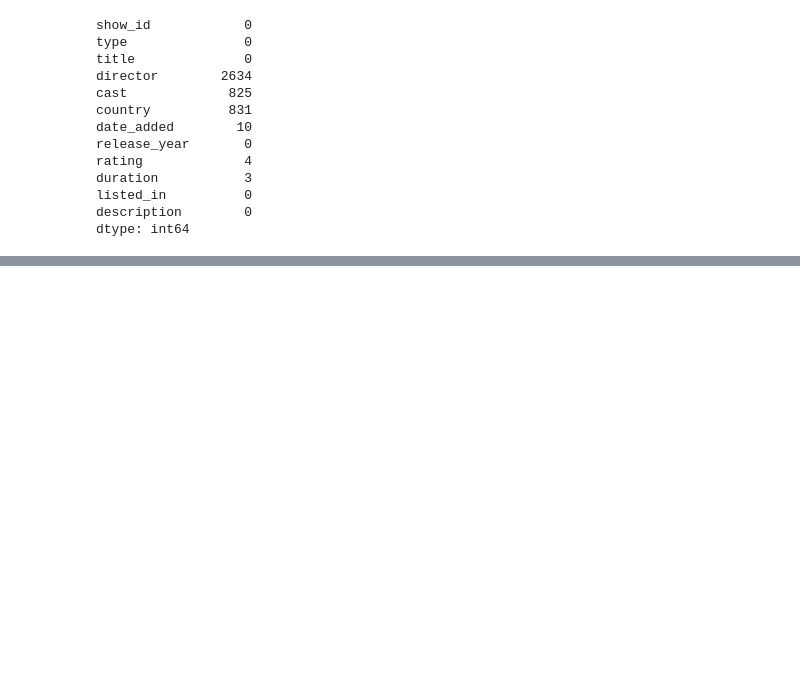
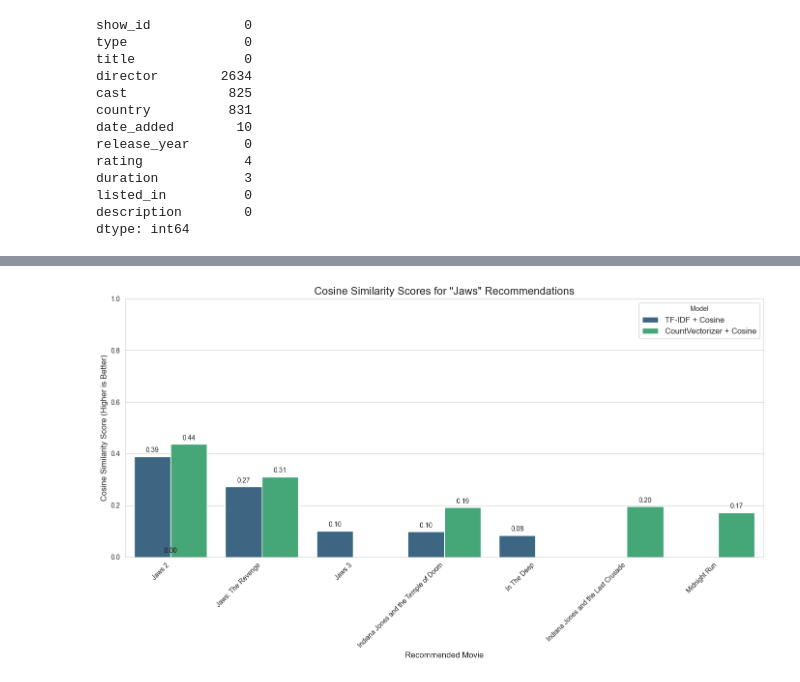
Before and after one commit to nickpucci-ops/MovieTVShowRecommendor, a Jupyter notebook: data_analysis.ipynb, the cells around one changed output, grey strips where cells are left out. Cells and saved outputs as stored; diff of their text form; code cells hidden in the pictures; blank space fills up the shorter version.

```diff
--- a/data_analysis.ipynb
+++ b/data_analysis.ipynb
@@ -408 +209,82 @@ def calculate_genre_consistency(model_name, cosine_sim_matrix, sample_size=50):
         return 0.0
+# %%
+def plot_recommendation_scores(tfidf_recs, countvect_recs, euclidean_recs, movie_title):
+    """
+    Generates and saves bar charts to visualize and compare the scores
+    of the top recommendations from the three different models.
+    """
+
+    # --- PLOT 1: Cosine Similarity Comparison (TF-IDF vs. CountVectorizer) ---
+
+    # Add a 'Model' column to each dataframe to identify the source
+    tfidf_recs['Model'] = 'TF-IDF + Cosine'
+    countvect_recs['Model'] = 'CountVectorizer + Cosine'
+
+    # Combine the two dataframes for easy plotting
+    combined_cosine_recs = pd.concat([tfidf_recs, countvect_recs])
+
+    plt.figure(figsize=(14, 8))
+    sns.set_style("whitegrid")
+
+    # Create a grouped bar plot
+    barplot_cosine = sns.barplot(x='Title', y='Similarity Score', hue='Model', data=combined_cosine_recs, palette='viridis')
+
+    plt.title(f'Cosine Similarity Scores for "{movie_title}" Recommendations', fontsize=16)
+    plt.xlabel('Recommended Movie', fontsize=12)
+    plt.ylabel('Cosine Similarity Score (Higher is Better)', fontsize=12)
+    plt.xticks(rotation=45, ha='right')
+    plt.ylim(0, 1.0) # Set y-axis limit to 1.0 for Cosine Similarity
+    plt.legend(title='Model', fontsize=12)
+
+    # Add the score labels on top of each bar
+    for p in barplot_cosine.patches:
+        barplot_cosine.annotate(format(p.get_height(), '.2f'),
+                               (p.get_x() + p.get_width() / 2., p.get_height()),
+                               ha = 'center', va = 'center',
+                               xytext = (0, 9),
+                               textcoords = 'offset points')
+
+    plt.tight_layout()
+    plt.savefig('cosine_scores_comparison.png')
+    print("Generated 'cosine_scores_comparison.png'")
+    plt.show()
+
+
+    # --- PLOT 2: Euclidean Distance Visualization ---
+
+    plt.figure(figsize=(12, 7))
+    sns.set_style("whitegrid")
+
+    # Create a simple bar plot for Euclidean distances
+    barplot_euclidean = sns.barplot(x='Title', y='Euclidean Distance', data=euclidean_recs, palette='mako')
+
+    plt.title(f'Euclidean Distance Scores for "{movie_title}" Recommendations', fontsize=16)
+    plt.xlabel('Recommended Movie', fontsize=12)
+    plt.ylabel('Euclidean Distance (Lower is Better)', fontsize=12)
+    plt.xticks(rotation=45, ha='right')
+
+    # Add the score labels on top of each bar
+    for p in barplot_euclidean.patches:
+        barplot_euclidean.annotate(format(p.get_height(), '.2f'),
+                               (p.get_x() + p.get_width() / 2., p.get_height()),
+                               ha = 'center', va = 'center',
+                               xytext = (0, 9),
+                               textcoords = 'offset points')
+
+    plt.tight_layout()
+    plt.savefig('euclidean_scores_plot.png')
+    print("Generated 'euclidean_scores_plot.png'")
+    plt.show()
+
+
+# --- HOW TO USE THE FUNCTION ---
+
+# 1. First, make sure you have your recommendation dataframes stored in variables
+movie_title = "Jaws"
+tfidf_recommendations = get_recommendations(movie_title, cosine_sim=cosine_sim)
+countvect_recommendations = get_recommendations(movie_title, cosine_sim=count_cosine_sim)
+euclidean_recommendations = get_recommendations_by_distance(movie_title, distance_matrix=euclidean_dist)
+
+# 2. Call the new plotting function
+plot_recommendation_scores(tfidf_recommendations, countvect_recommendations, euclidean_recommendations, movie_title)
+# %% [output]
@@ -408,0 +292 @@ def calculate_genre_consistency(model_name, cosine_sim_matrix, sample_size=50):
+[figure, added]
```
Also changed, not shown: parts of 33 cells of this notebook.
